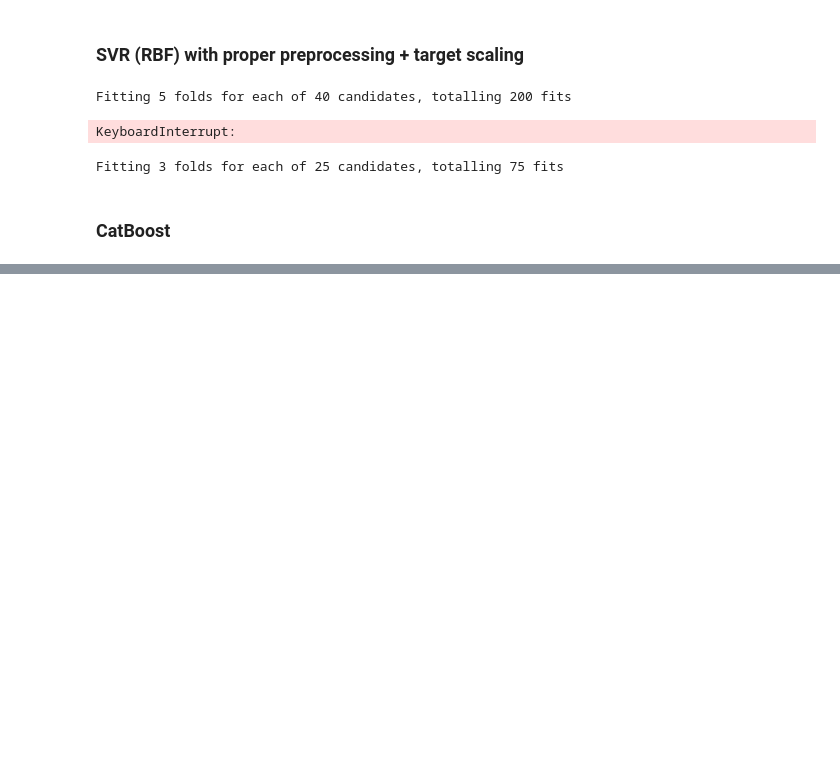
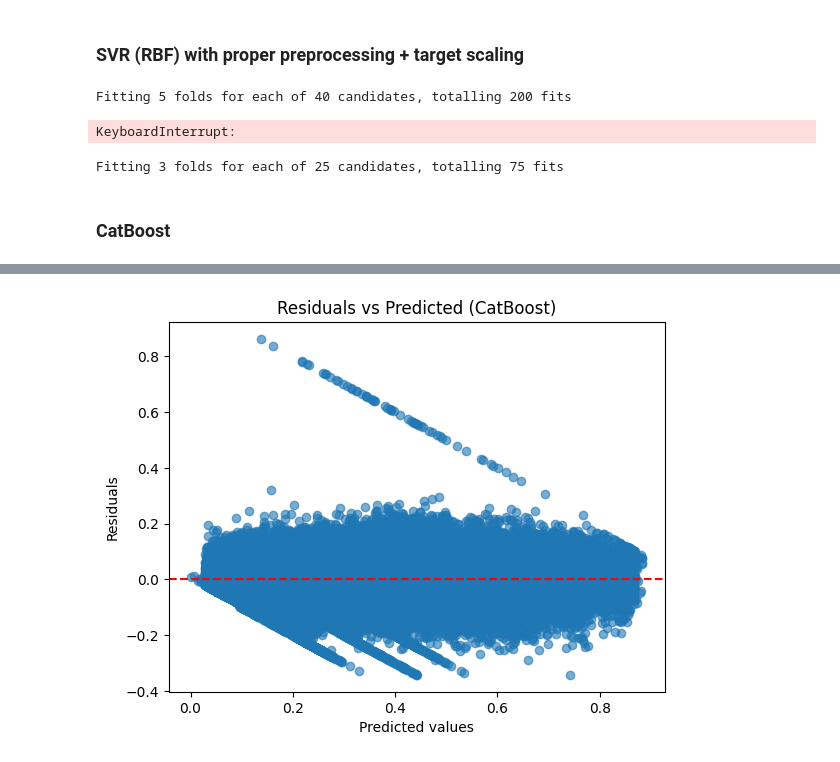
Before and after one commit to fonsecagabriella/kaggle, a Jupyter notebook: 10_predicting_road_accident_risk/01_models.ipynb, the cells around one changed output, grey strips where cells are left out. Cells and saved outputs as stored; diff of their text form; code cells hidden in the pictures; blank space fills up the shorter version.

```diff
--- a/10_predicting_road_accident_risk/01_models.ipynb
+++ b/10_predicting_road_accident_risk/01_models.ipynb
@@ -2428,0 +2540,33 @@ print("✅ submission.csv created successfully and no conversion errors!")
+# %%
+# Convert booleans to int
+for col in bool_cols:
+    train_all[col] = train_all[col].astype(int)
+    test[col] = test[col].astype(int)
+
+# Ensure categorical columns are string
+for col in categorical_cols:
+    train_all[col] = train_all[col].astype(str)
+    test[col] = test[col].astype(str)
+
+# ====== Prepare data ======
+X = train_all[categorical_cols+bool_cols+num_cols]
+y = train_all[target]
+
+
+# Create CatBoost Pool objects
+train_pool = Pool(X, label=y, cat_features=categorical_cols)
+test_pool = Pool(test[categorical_cols+bool_cols+num_cols], cat_features=categorical_cols)
+
+# ====== Train final model ======
+final_model = CatBoostRegressor(
+    iterations=1995,
+    learning_rate=0.03,
+    depth=8,
+    l2_leaf_reg=6,
+    bagging_temperature=0.3,
+    loss_function='RMSE',
+    random_seed=42,
+    verbose=200
+)
+
+final_model.fit(train_pool)
@@ -2428,0 +2682,2 @@ print("✅ submission.csv created successfully and no conversion errors!")
+# %%
+preds = np.clip(final_model.predict(X), 0, 1)
@@ -2428,0 +2752,12 @@ print("✅ submission.csv created successfully and no conversion errors!")
+# %%
+# plot residuals
+y_resid_train = y - preds
+
+plt.scatter(preds, y_resid_train, alpha=0.6)
+plt.axhline(0, color='red', linestyle='--')
+plt.xlabel("Predicted values")
+plt.ylabel("Residuals")
+plt.title("Residuals vs Predicted (CatBoost)")
+plt.show()
+# %% [output]
+[figure, added]
```
Also changed, not shown: parts of 54 cells of this notebook, 16 other files.
